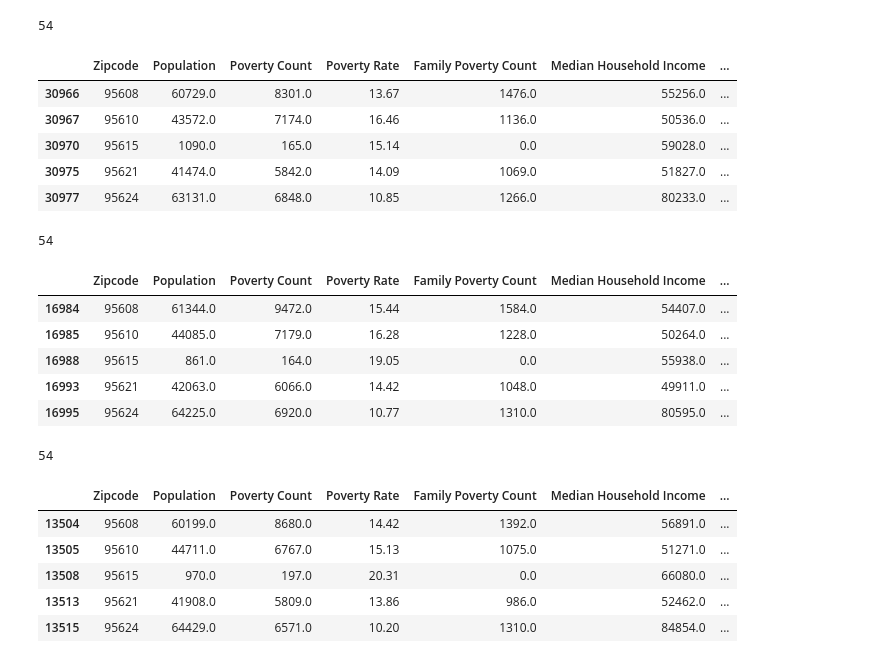
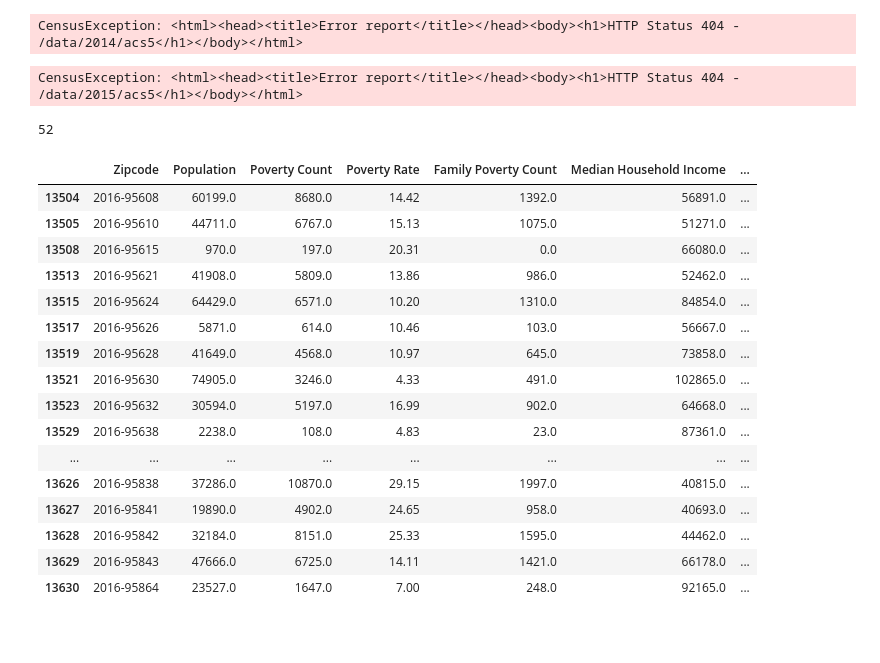
Before and after one commit to sean-galloway/Crime_and_Poverty, a Jupyter notebook: census2014.ipynb, the cells around one changed output. Drawn from its saved outputs; the diff is of its cells as text; code cells hidden in the pictures; blank space fills up the shorter version.

```diff
--- a/census2014.ipynb
+++ b/census2014.ipynb
@@ -81,15 +81,9 @@ census_sac_a = census_pd_a[census_pd_a["Zipcode"].isin([
 
 # Visualize
 print(len(census_sac_a))
-census_sac_a.head()
+census_sac_a
 # %% [output]
-54
+CensusException: <html><head><title>Error report</title></head><body><h1>HTTP Status 404 - /data/2014/acs5</h1></body></html>
-|  | Zipcode | Population | Poverty Count | Poverty Rate | Family Poverty Count | Median Household Income | ... |
-| 30966 | 95608 | 60729.0 | 8301.0 | 13.67 | 1476.0 | 55256.0 | ... |
-| 30967 | 95610 | 43572.0 | 7174.0 | 16.46 | 1136.0 | 50536.0 | ... |
-| 30970 | 95615 | 1090.0 | 165.0 | 15.14 | 0.0 | 59028.0 | ... |
-| 30975 | 95621 | 41474.0 | 5842.0 | 14.09 | 1069.0 | 51827.0 | ... |
-| 30977 | 95624 | 63131.0 | 6848.0 | 10.85 | 1266.0 | 80233.0 | ... |
 # %%
 # Run Census Search to retrieve data on all zip codes (2015)
 census_data_b = b.acs5.get(("NAME", "B19013_001E", "B19301_001E", "B17001_002E",
@@ -134,15 +128,9 @@ census_sac_b = census_pd_b[census_pd_b["Zipcode"].isin([
 
 # Visualize
 print(len(census_sac_b))
-census_sac_b.head()
+census_sac_b
 # %% [output]
-54
+CensusException: <html><head><title>Error report</title></head><body><h1>HTTP Status 404 - /data/2015/acs5</h1></body></html>
-|  | Zipcode | Population | Poverty Count | Poverty Rate | Family Poverty Count | Median Household Income | ... |
-| 16984 | 95608 | 61344.0 | 9472.0 | 15.44 | 1584.0 | 54407.0 | ... |
-| 16985 | 95610 | 44085.0 | 7179.0 | 16.28 | 1228.0 | 50264.0 | ... |
-| 16988 | 95615 | 861.0 | 164.0 | 19.05 | 0.0 | 55938.0 | ... |
-| 16993 | 95621 | 42063.0 | 6066.0 | 14.42 | 1048.0 | 49911.0 | ... |
-| 16995 | 95624 | 64225.0 | 6920.0 | 10.77 | 1310.0 | 80595.0 | ... |
 # %%
 # Run Census Search to retrieve data on all zip codes (2016)
 census_data_c = c.acs5.get(("NAME", "B19013_001E", "B19301_001E", "B17001_002E",
@@ -162,40 +150,61 @@ census_pd_c = census_pd_c.rename(columns={
     "NAME": "Name", "zip code tabulation area": "Zipcode"})
 
 # Add in Poverty Rate (Poverty Count / Population)
 census_pd_c["Poverty Rate"] = (100 * census_pd_c["Poverty Count"].astype(float) / census_pd_c["Population"].astype(float)).round(2)
 
 # Final DataFrame
 census_pd_c = census_pd_c[[
     "Zipcode",
     "Population",
     "Poverty Count",
     "Poverty Rate",
     "Family Poverty Count",
     "Median Household Income",
     "Per Capita Income",
     "Median Home Value"]]
 
 # Filter Zipcode: limited to Sac County
 census_sac_c = census_pd_c[census_pd_c["Zipcode"].isin([
     "95608", "95610", "95615", "95621", "95624", "95626", "95628", "95630", "95632", "95638",
     "95639", "95641", "95652", "95655", "95660", "95662", "95670", "95673", "95680", "95683",
     "95690", "95693", "95742", "95757", "95758", "95811", "95814", "95815", "95816", "95817",
     "95818", "95819", "95820", "95821", "95822", "95823", "95824", "95825", "95826", "95827",
     "95828", "95829", "95830", "95831", "95832", "95833", "95834", "95835", "95837", "95838",
     "95841", "95842", "95843", "95864"])]
 
+# Label year of 2016 to Zipcodes
+census_sac_c["Zipcode"] = "2016-" + census_sac_c["Zipcode"].astype(str)
+
+# Drop bad data
+# (Removed 95652, 95680)
+# (Removed 95615 to align with 2018)
+census_sac_c = census_sac_c.dropna(how='any')
+census_sac_c = census_sac_c.loc[(census_sac_c["Median Home Value"] > -666666666)]
+census_sac_c = census_sac_c.loc[(census_sac_c["Median Household Income"] > -666666666)]
+census_sac_c = census_sac_c.loc[(census_sac_c["Zipcode"] != "95615")]
 
 # Visualize
 print(len(census_sac_c))
-census_sac_c.head()
+census_sac_c
 # %% [output]
-54
+52
 |  | Zipcode | Population | Poverty Count | Poverty Rate | Family Poverty Count | Median Household Income | ... |
-| 13504 | 95608 | 60199.0 | 8680.0 | 14.42 | 1392.0 | 56891.0 | ... |
-| 13505 | 95610 | 44711.0 | 6767.0 | 15.13 | 1075.0 | 51271.0 | ... |
-| 13508 | 95615 | 970.0 | 197.0 | 20.31 | 0.0 | 66080.0 | ... |
-| 13513 | 95621 | 41908.0 | 5809.0 | 13.86 | 986.0 | 52462.0 | ... |
-| 13515 | 95624 | 64429.0 | 6571.0 | 10.20 | 1310.0 | 84854.0 | ... |
+| 13504 | 2016-95608 | 60199.0 | 8680.0 | 14.42 | 1392.0 | 56891.0 | ... |
+| 13505 | 2016-95610 | 44711.0 | 6767.0 | 15.13 | 1075.0 | 51271.0 | ... |
+| 13508 | 2016-95615 | 970.0 | 197.0 | 20.31 | 0.0 | 66080.0 | ... |
+| 13513 | 2016-95621 | 41908.0 | 5809.0 | 13.86 | 986.0 | 52462.0 | ... |
+| 13515 | 2016-95624 | 64429.0 | 6571.0 | 10.20 | 1310.0 | 84854.0 | ... |
+| 13517 | 2016-95626 | 5871.0 | 614.0 | 10.46 | 103.0 | 56667.0 | ... |
+| 13519 | 2016-95628 | 41649.0 | 4568.0 | 10.97 | 645.0 | 73858.0 | ... |
+| 13521 | 2016-95630 | 74905.0 | 3246.0 | 4.33 | 491.0 | 102865.0 | ... |
+| 13523 | 2016-95632 | 30594.0 | 5197.0 | 16.99 | 902.0 | 64668.0 | ... |
+| 13529 | 2016-95638 | 2238.0 | 108.0 | 4.83 | 23.0 | 87361.0 | ... |
+| ... | ... | ... | ... | ... | ... | ... | ... |
+| 13626 | 2016-95838 | 37286.0 | 10870.0 | 29.15 | 1997.0 | 40815.0 | ... |
+| 13627 | 2016-95841 | 19890.0 | 4902.0 | 24.65 | 958.0 | 40693.0 | ... |
+| 13628 | 2016-95842 | 32184.0 | 8151.0 | 25.33 | 1595.0 | 44462.0 | ... |
+| 13629 | 2016-95843 | 47666.0 | 6725.0 | 14.11 | 1421.0 | 66178.0 | ... |
+| 13630 | 2016-95864 | 23527.0 | 1647.0 | 7.00 | 248.0 | 92165.0 | ... |
 # %%
 # Run Census Search to retrieve data on all zip codes (2017)
 census_data_d = d.acs5.get(("NAME", "B19013_001E", "B19301_001E", "B17001_002E",
```
Also changed, not shown: parts of 6 cells of this notebook, 1 other file.
